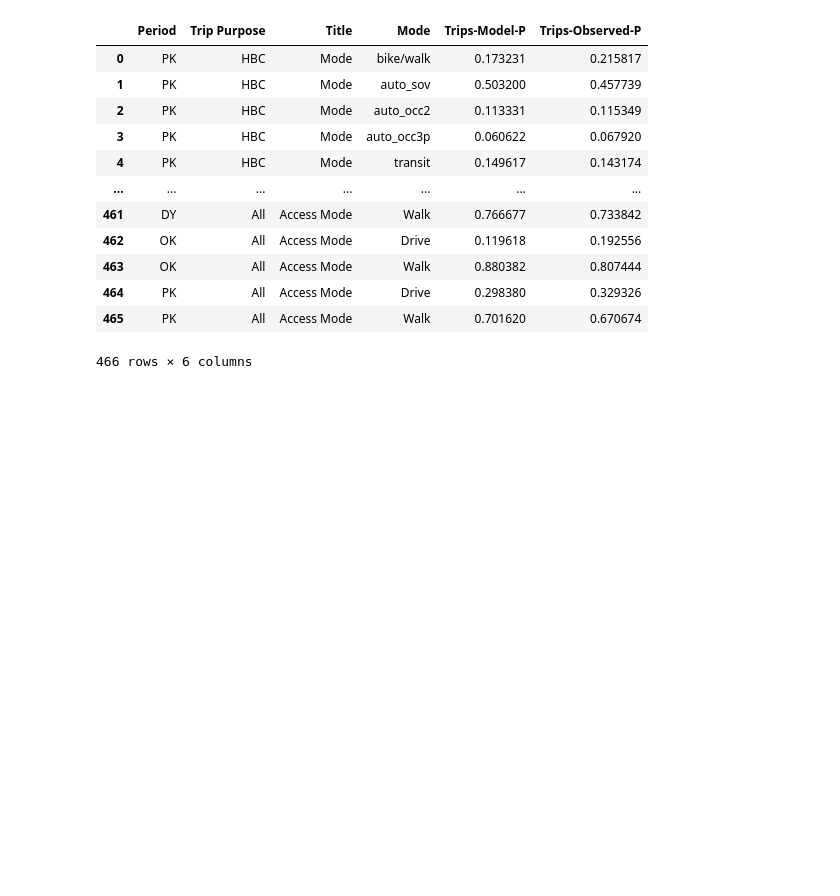
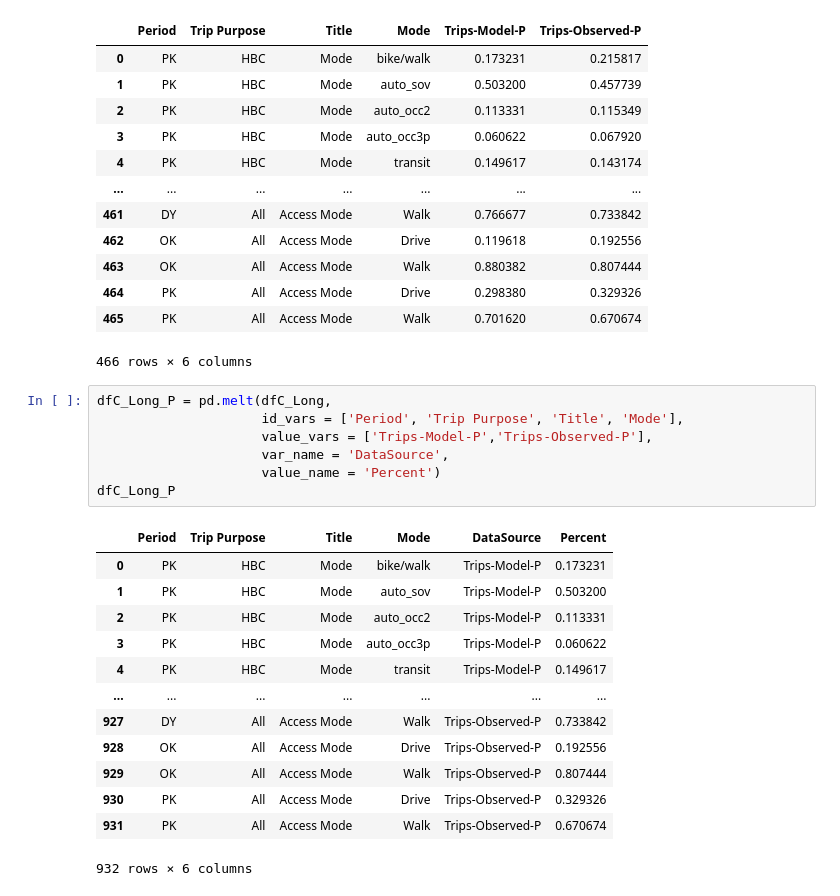
Before and after one commit to WFRCAnalytics/WF-TDM-Documentation, a Jupyter notebook: v9x/v900/calib-valid/6-mc2.ipynb, the cells around one changed output. Drawn from its saved outputs; the diff is of its cells as text; blank space fills up the shorter version.

```diff
--- a/v9x/v900/calib-valid/6-mc2.ipynb
+++ b/v9x/v900/calib-valid/6-mc2.ipynb
@@ -565,3 +584,24 @@ dfC_Long
 | 464 | PK | All | Access Mode | Drive | 0.298380 | 0.329326 |
 | 465 | PK | All | Access Mode | Walk | 0.701620 | 0.670674 |
 466 rows × 6 columns
+# %%
+dfC_Long_P = pd.melt(dfC_Long,
+                     id_vars = ['Period', 'Trip Purpose', 'Title', 'Mode'],
+                     value_vars = ['Trips-Model-P','Trips-Observed-P'],
+                     var_name = 'DataSource',
+                     value_name = 'Percent')
+dfC_Long_P
+# %% [output]
+|  | Period | Trip Purpose | Title | Mode | DataSource | Percent |
+| 0 | PK | HBC | Mode | bike/walk | Trips-Model-P | 0.173231 |
+| 1 | PK | HBC | Mode | auto_sov | Trips-Model-P | 0.503200 |
+| 2 | PK | HBC | Mode | auto_occ2 | Trips-Model-P | 0.113331 |
+| 3 | PK | HBC | Mode | auto_occ3p | Trips-Model-P | 0.060622 |
+| 4 | PK | HBC | Mode | transit | Trips-Model-P | 0.149617 |
+| ... | ... | ... | ... | ... | ... | ... |
+| 927 | DY | All | Access Mode | Walk | Trips-Observed-P | 0.733842 |
+| 928 | OK | All | Access Mode | Drive | Trips-Observed-P | 0.192556 |
+| 929 | OK | All | Access Mode | Walk | Trips-Observed-P | 0.807444 |
+| 930 | PK | All | Access Mode | Drive | Trips-Observed-P | 0.329326 |
+| 931 | PK | All | Access Mode | Walk | Trips-Observed-P | 0.670674 |
+932 rows × 6 columns
```
Also changed, not shown: parts of 5 cells of this notebook, 9 other files.
